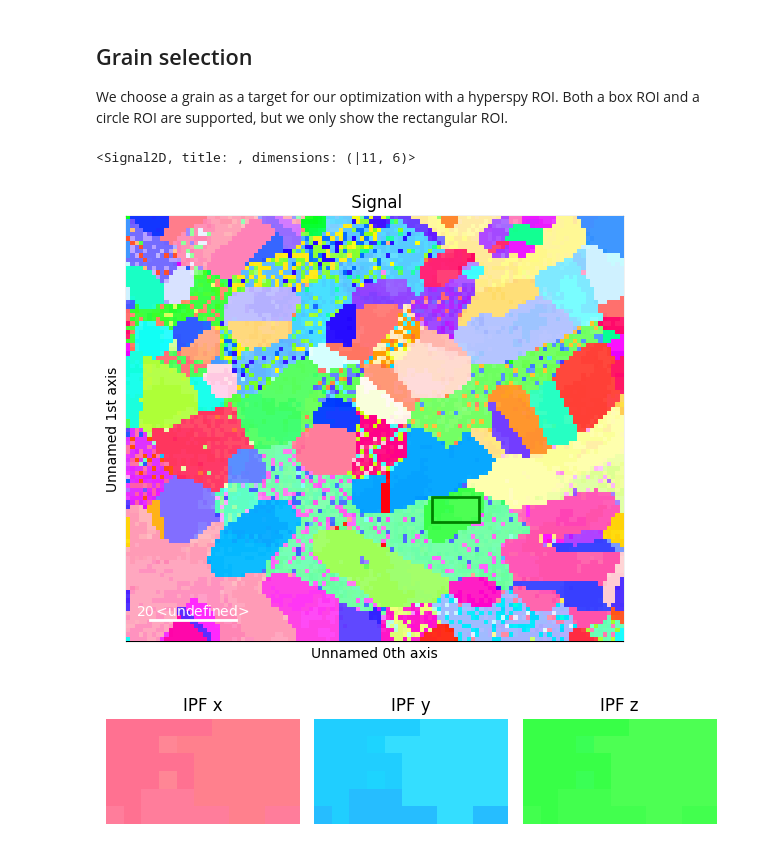
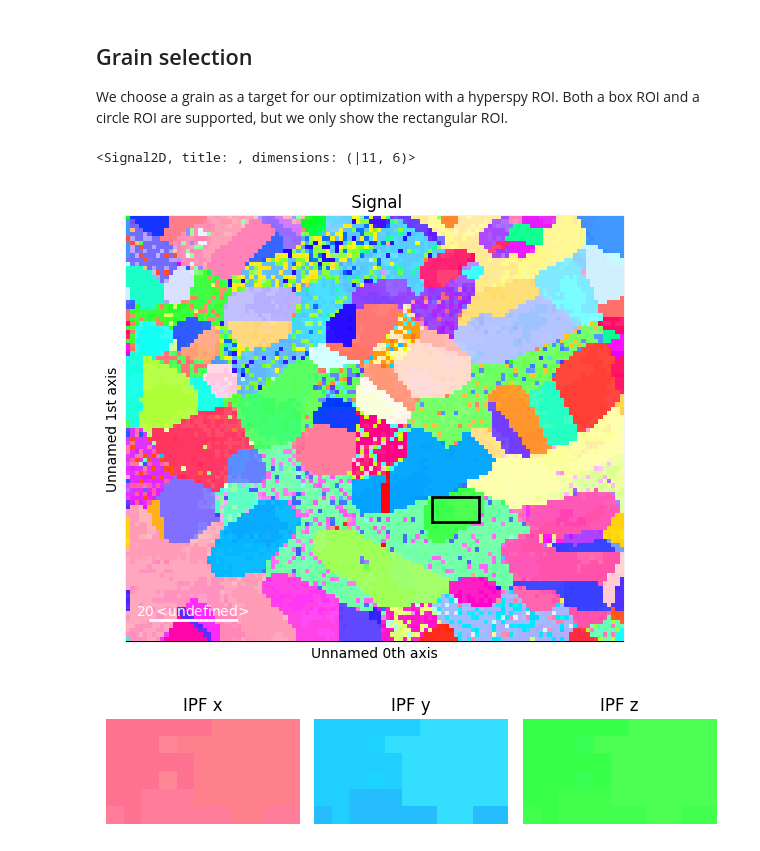
Before and after one commit to viljarjf/tiltlib, a Jupyter notebook: docs/source/tutorials/zone_axis_alignment.ipynb, the cells around one changed output. Drawn from its saved outputs; the diff is of its cells as text; code cells hidden in the pictures.

```diff
--- a/docs/source/tutorials/zone_axis_alignment.ipynb
+++ b/docs/source/tutorials/zone_axis_alignment.ipynb
@@ -52,18 +52,18 @@ Both a box ROI and a circle ROI are supported, but we only show the rectangular
 # %%
 # For example purposes, we have used %matplotlib inline. This makes the plot static.
 # For an interactive experience, use e.g. %matplotlib qt5
 
 # Make a navigation signal, to have an interactive ROI.
 nav = sample.to_navigator()
 nav.plot()
 
 from hyperspy.roi import RectangularROI
 
 box = RectangularROI(left=72, top=66, right=83, bottom=72)
-box.interactive(nav)
+box.interactive(nav, color="black")
 # %% [output]
 <Signal2D, title: , dimensions: (|11, 6)>
-[figure, old version]
+[figure, new version]
 # %%
 box_crop = sample.crop(box)
 fig = box_crop.plot()
```
Also changed, not shown: parts of 11 cells of this notebook.
